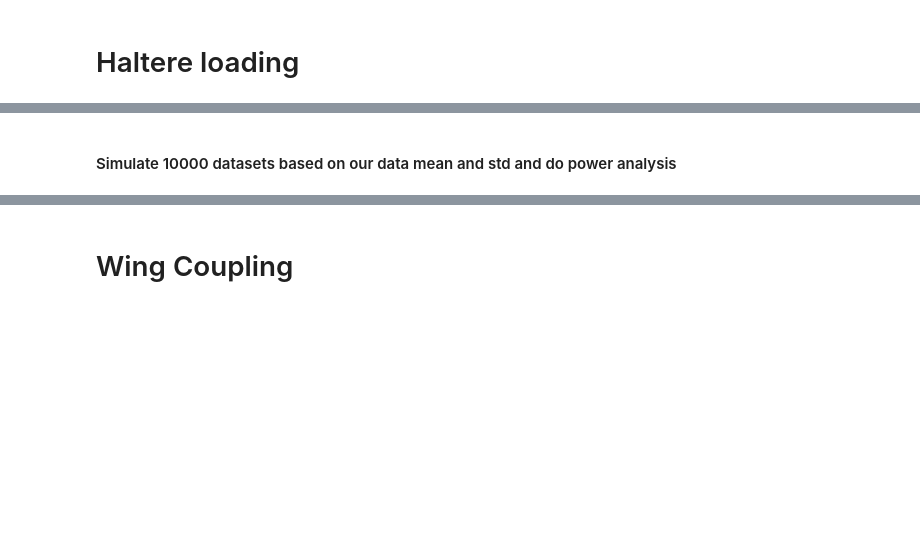
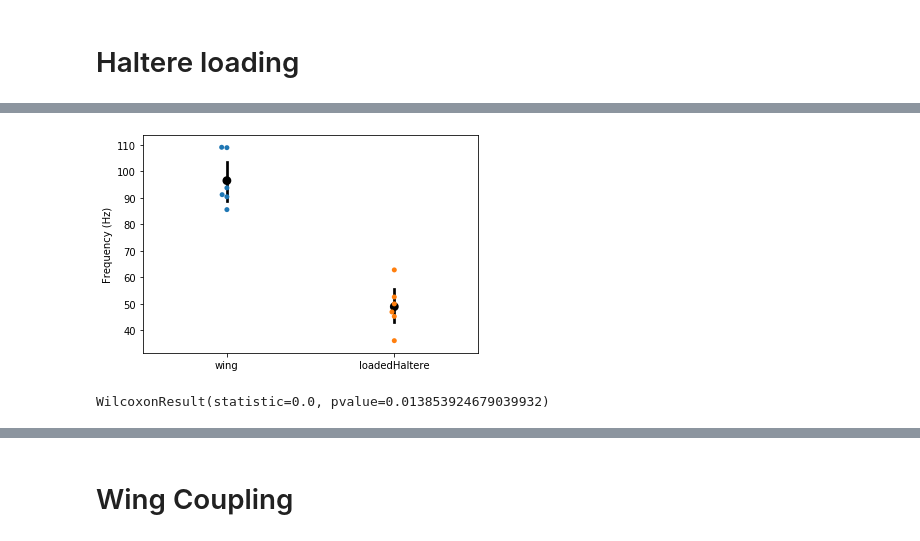
Before and after one commit to TanviDeora/Coupled_dual_oscillators_DeoraSaneSane, a Jupyter notebook: sampleSizeEstimation.ipynb, the cells around one changed output, grey strips where cells are left out. Saved outputs shown, nothing was run; the diff lists cells and outputs as text; code cells hidden in the pictures; blank space fills up the shorter version.

```diff
--- a/sampleSizeEstimation.ipynb
+++ b/sampleSizeEstimation.ipynb
@@ -12,2 +61,4 @@ from scipy import stats
+# %%
+output_fig = r"C:\Users\Tanvi\Dropbox\Coupled oscillator paper\Submission 3\SampleSizeAndStats\v2/"
 # %% [markdown]
 # Haltere loading
@@ -61,0 +65,4 @@ Ttest_relResult(statistic=-13.039170025850558, pvalue=4.7322546460043054e-05)
+# %%
+# to match the stats in paper
+
+hal_df = pd.read_csv('./dataFolder/Submission 3/Final Submission/Data to be uploaded to Dryad/HaltereLoading_Figure5/compiledDataForAggregratePlots.csv')
@@ -61,0 +78,3 @@ Ttest_relResult(statistic=-13.039170025850558, pvalue=4.7322546460043054e-05)
+# %%
+subset = hal_df[hal_df.treatment == 'loadedhaltere3']
+subset
@@ -62,2 +89,18 @@ Ttest_relResult(statistic=-13.039170025850558, pvalue=4.7322546460043054e-05)
+# %%
+data = pd.DataFrame({'wing': subset.wingHz, 'loadedHaltere': subset.leftHalHz})
+# f = plt.figure(figsize = (4,3))
+ax = sns.pointplot(data = data
+              ,linestyles = ''
+#                 , markers=
+              , color = 'k')
+sns.swarmplot(data = data)
+ax.set_ylabel('Frequency (Hz)')
+plt.savefig(output_fig + 'haltereLoading.png')
+# %% [output]
+[figure, added]
+# %%
+stats.wilcoxon(subset.leftHalHz, subset.wingHz, alternative='less')
+# %% [output]
+WilcoxonResult(statistic=0.0, pvalue=0.013853924679039932)
 # %%
 # get my estimated sample size
@@ -66,2 +108,0 @@ loaded = (np.mean(df.loaded), np.std(df.loaded))
-# %% [markdown]
-#### Simulate 10000 datasets based on our data mean and std and do power analysis
```
Also changed, not shown: parts of 59 cells of this notebook, 1 other file.
